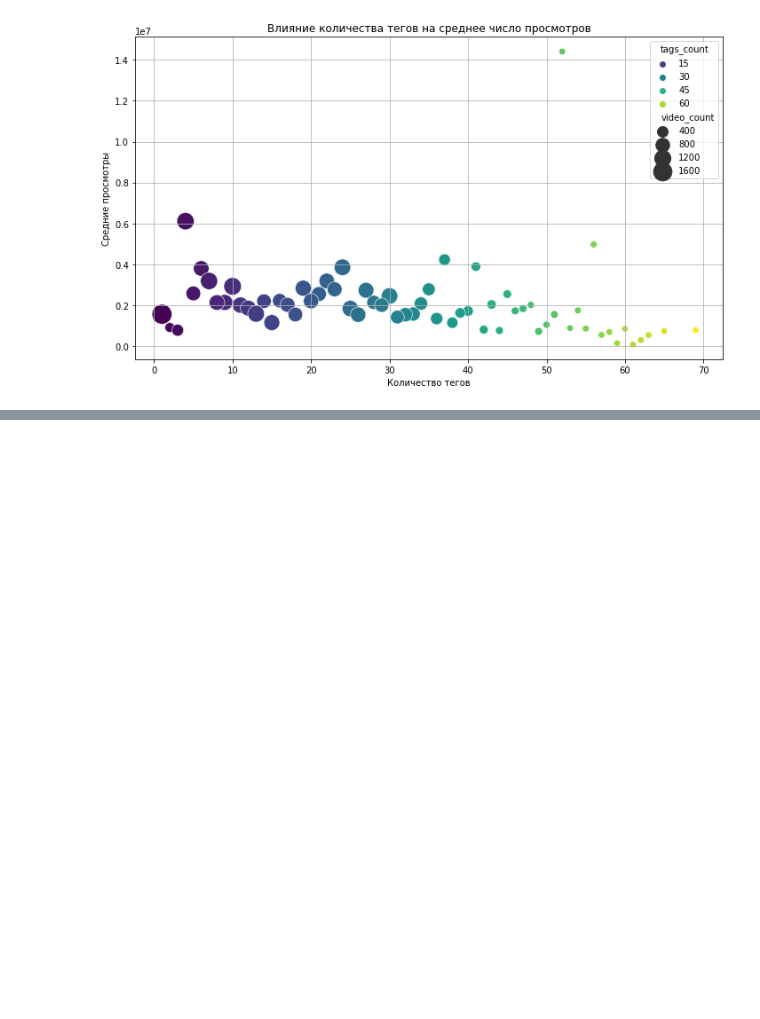
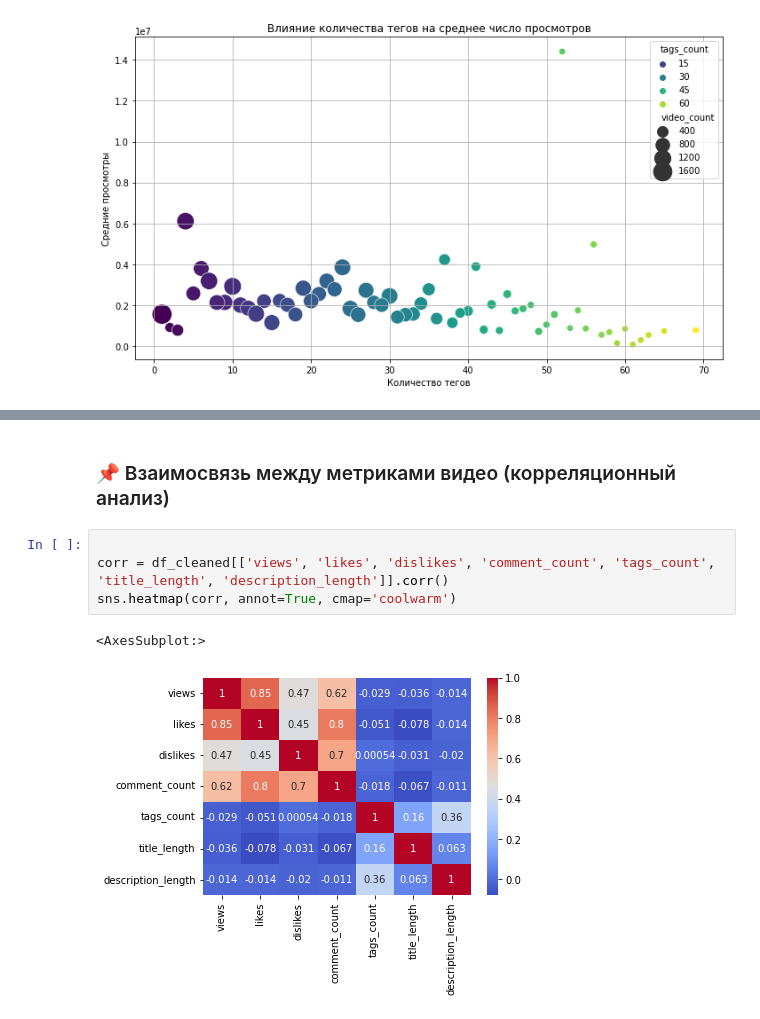
Before and after one commit to ubalievb/youtube-trend-analysis, a Jupyter notebook: Проект исследовательский анализ ТРЕНДЫ YOUTUBE.ipynb, the cells around one changed output, grey strips where cells are left out. Drawn from its saved outputs; the diff is of its cells as text; blank space fills up the shorter version.

```diff
--- a/Проект исследовательский анализ ТРЕНДЫ YOUTUBE.ipynb
+++ b/Проект исследовательский анализ ТРЕНДЫ YOUTUBE.ipynb
@@ -377,0 +541,9 @@ LIMIT 10
+# %% [markdown]
+### 📌 Взаимосвязь между метриками видео (корреляционный анализ)
+# %%
+
+corr = df_cleaned[['views', 'likes', 'dislikes', 'comment_count', 'tags_count', 'title_length', 'description_length']].corr()
+sns.heatmap(corr, annot=True, cmap='coolwarm')
+# %% [output]
+<AxesSubplot:>
+[figure, added]
```
Also changed, not shown: parts of 36 cells of this notebook.
